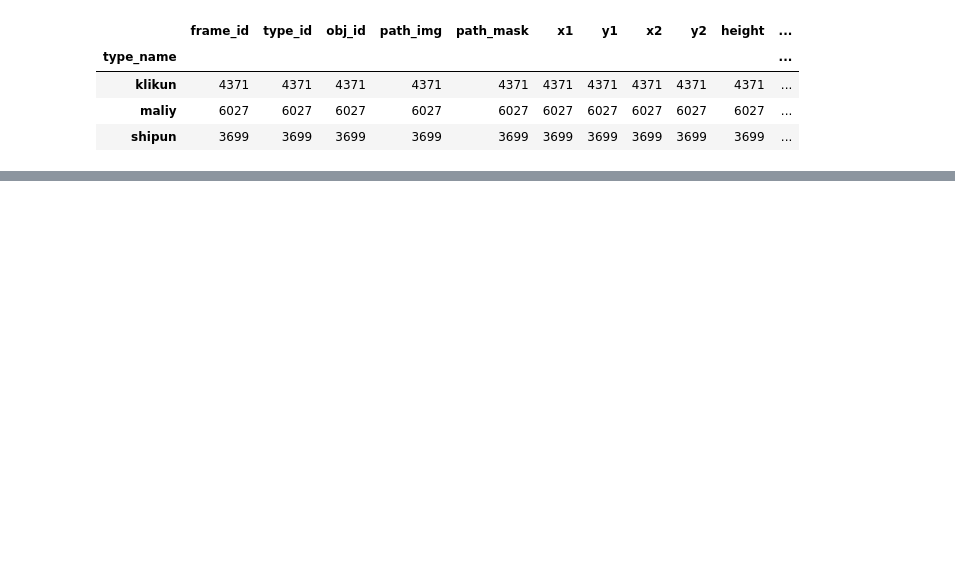
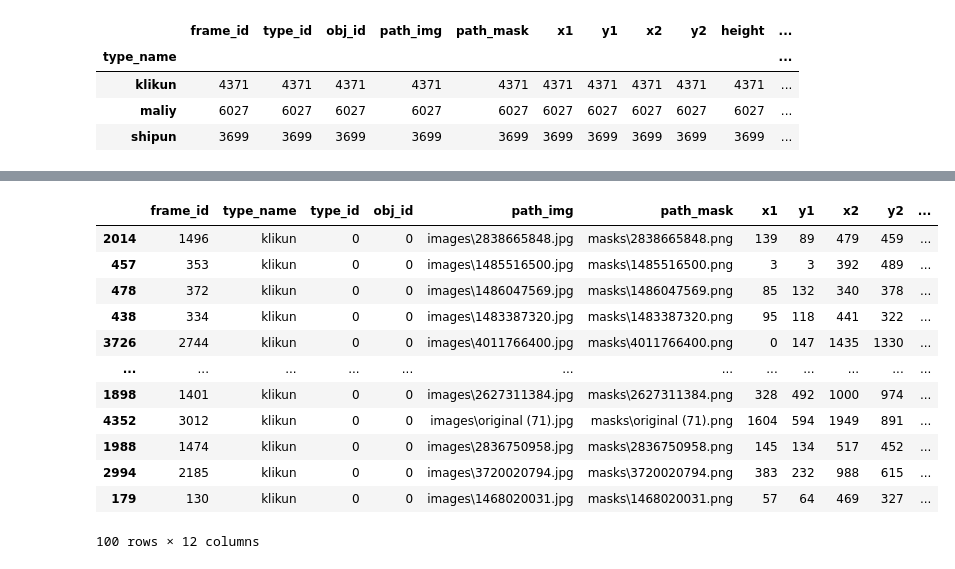
Before and after one commit to vladik-pwnz/hackCBreakthrough, a Jupyter notebook: create_markup/df.ipynb, the cells around one changed output, grey strips where cells are left out. Saved outputs shown, nothing was run; the diff lists cells and outputs as text; code cells hidden in the pictures; blank space fills up the shorter version.

```diff
--- a/create_markup/df.ipynb
+++ b/create_markup/df.ipynb
@@ -108,0 +148,16 @@ df.groupby(by='type_name').count()
+# %%
+test_df.head(100)
+# %% [output]
+|  | frame_id | type_name | type_id | obj_id | path_img | path_mask | x1 | y1 | x2 | y2 | ... |
+| 2014 | 1496 | klikun | 0 | 0 | images\2838665848.jpg | masks\2838665848.png | 139 | 89 | 479 | 459 | ... |
+| 457 | 353 | klikun | 0 | 0 | images\1485516500.jpg | masks\1485516500.png | 3 | 3 | 392 | 489 | ... |
+| 478 | 372 | klikun | 0 | 0 | images\1486047569.jpg | masks\1486047569.png | 85 | 132 | 340 | 378 | ... |
+| 438 | 334 | klikun | 0 | 0 | images\1483387320.jpg | masks\1483387320.png | 95 | 118 | 441 | 322 | ... |
+| 3726 | 2744 | klikun | 0 | 0 | images\4011766400.jpg | masks\4011766400.png | 0 | 147 | 1435 | 1330 | ... |
+| ... | ... | ... | ... | ... | ... | ... | ... | ... | ... | ... | ... |
+| 1898 | 1401 | klikun | 0 | 0 | images\2627311384.jpg | masks\2627311384.png | 328 | 492 | 1000 | 974 | ... |
+| 4352 | 3012 | klikun | 0 | 0 | images\original (71).jpg | masks\original (71).png | 1604 | 594 | 1949 | 891 | ... |
+| 1988 | 1474 | klikun | 0 | 0 | images\2836750958.jpg | masks\2836750958.png | 145 | 134 | 517 | 452 | ... |
+| 2994 | 2185 | klikun | 0 | 0 | images\3720020794.jpg | masks\3720020794.png | 383 | 232 | 988 | 615 | ... |
+| 179 | 130 | klikun | 0 | 0 | images\1468020031.jpg | masks\1468020031.png | 57 | 64 | 469 | 327 | ... |
+100 rows × 12 columns
```
Also changed, not shown: parts of 24 cells of this notebook, 12 other files.
